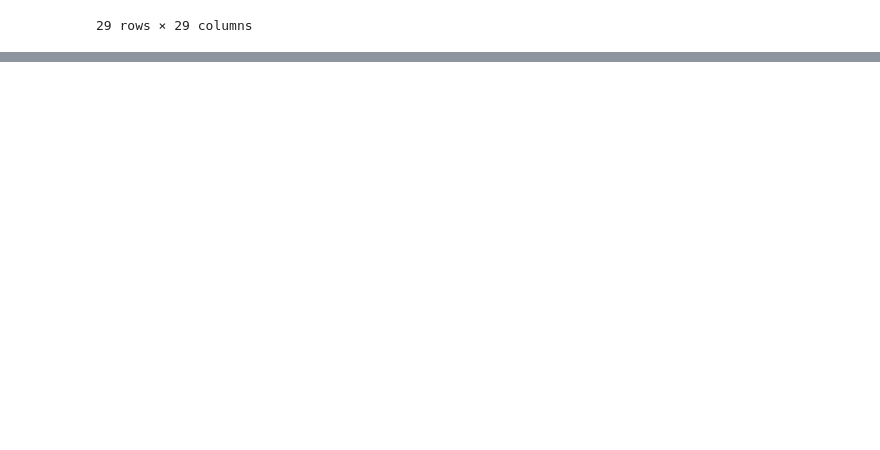
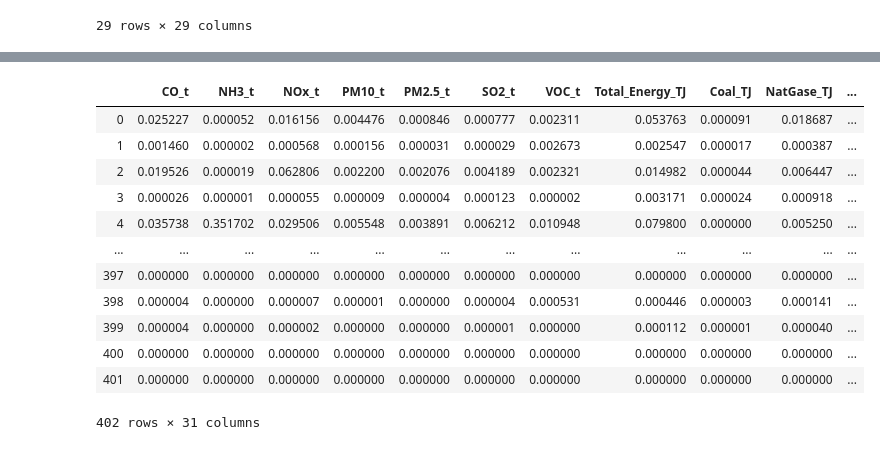
Before and after one commit to WeiquanLuo/LCA-PetFoodSupplyChain, a Jupyter notebook: lca.ipynb, the cells around one changed output, grey strips where cells are left out. Saved outputs shown, nothing was run; the diff lists cells and outputs as text; code cells hidden in the pictures; blank space fills up the shorter version.

```diff
--- a/lca.ipynb
+++ b/lca.ipynb
@@ -80,0 +109,3 @@ sns.pairplot(dat1, hue = 'Description')
+# %%
+KM1 = KMeans(n_clusters = 4)
+cap = KM1.fit(dat_cap)
@@ -80,0 +134,18 @@ sns.pairplot(dat1, hue = 'Description')
+# %%
+dat1['cap'] = cap.labels_
+# %%
+dat1
+# %% [output]
+|  | CO_t | NH3_t | NOx_t | PM10_t | PM2.5_t | SO2_t | VOC_t | Total_Energy_TJ | Coal_TJ | NatGase_TJ | ... |
+| 0 | 0.025227 | 0.000052 | 0.016156 | 0.004476 | 0.000846 | 0.000777 | 0.002311 | 0.053763 | 0.000091 | 0.018687 | ... |
+| 1 | 0.001460 | 0.000002 | 0.000568 | 0.000156 | 0.000031 | 0.000029 | 0.002673 | 0.002547 | 0.000017 | 0.000387 | ... |
+| 2 | 0.019526 | 0.000019 | 0.062806 | 0.002200 | 0.002076 | 0.004189 | 0.002321 | 0.014982 | 0.000044 | 0.006447 | ... |
+| 3 | 0.000026 | 0.000001 | 0.000055 | 0.000009 | 0.000004 | 0.000123 | 0.000002 | 0.003171 | 0.000024 | 0.000918 | ... |
+| 4 | 0.035738 | 0.351702 | 0.029506 | 0.005548 | 0.003891 | 0.006212 | 0.010948 | 0.079800 | 0.000000 | 0.005250 | ... |
+| ... | ... | ... | ... | ... | ... | ... | ... | ... | ... | ... | ... |
+| 397 | 0.000000 | 0.000000 | 0.000000 | 0.000000 | 0.000000 | 0.000000 | 0.000000 | 0.000000 | 0.000000 | 0.000000 | ... |
+| 398 | 0.000004 | 0.000000 | 0.000007 | 0.000001 | 0.000000 | 0.000004 | 0.000531 | 0.000446 | 0.000003 | 0.000141 | ... |
+| 399 | 0.000004 | 0.000000 | 0.000002 | 0.000000 | 0.000000 | 0.000001 | 0.000000 | 0.000112 | 0.000001 | 0.000040 | ... |
+| 400 | 0.000000 | 0.000000 | 0.000000 | 0.000000 | 0.000000 | 0.000000 | 0.000000 | 0.000000 | 0.000000 | 0.000000 | ... |
+| 401 | 0.000000 | 0.000000 | 0.000000 | 0.000000 | 0.000000 | 0.000000 | 0.000000 | 0.000000 | 0.000000 | 0.000000 | ... |
+402 rows × 31 columns
```
Also changed, not shown: parts of 12 cells of this notebook, 2 other files.
